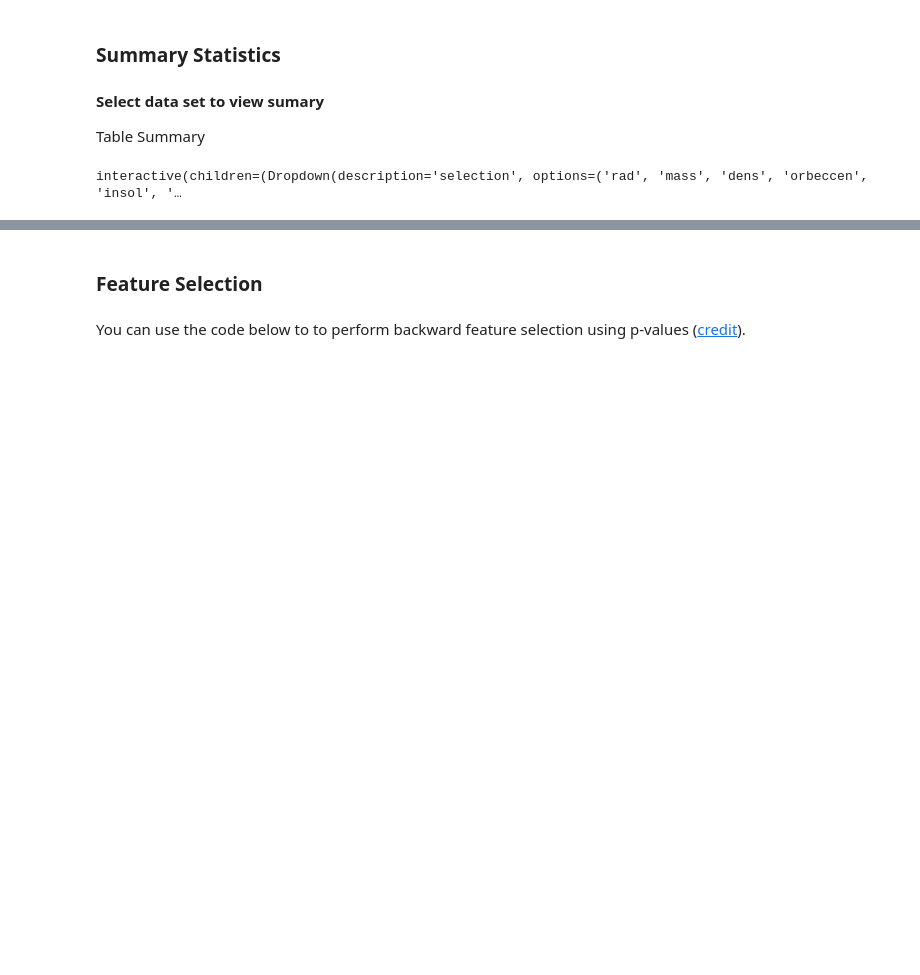
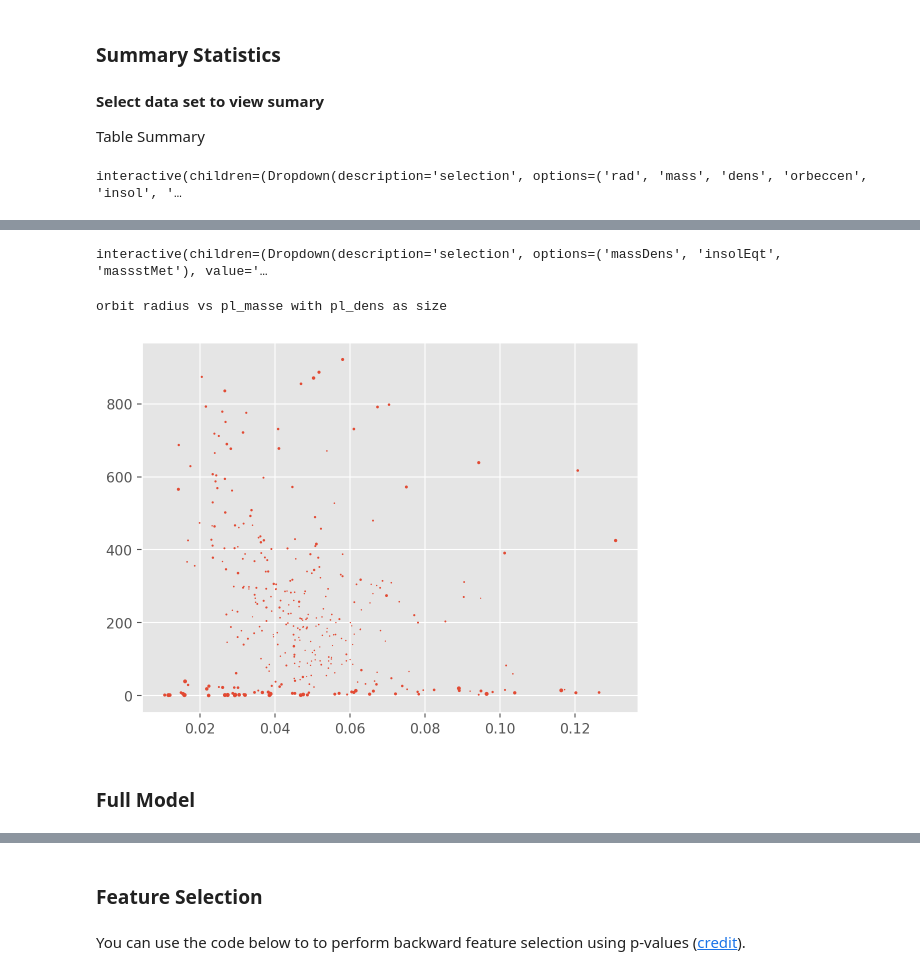
Before and after one commit to BenRyc/SPACE-, a Jupyter notebook: Phase2_Report.ipynb, the cells around one changed output, grey strips where cells are left out. Drawn from its saved outputs; the diff is of its cells as text; code cells hidden in the pictures; blank space fills up the shorter version.

```diff
--- a/Phase2_Report.ipynb
+++ b/Phase2_Report.ipynb
@@ -274,0 +372,32 @@ We have freq
+# %%
+sec3 = interactive(function_mcq,
+                 selection=['massDens',
+                            'insolEqt',
+                            'massstMet']);
+display(sec3)
+# %% [output]
+interactive(children=(Dropdown(description='selection', options=('massDens', 'insolEqt', 'massstMet'), value='…
+# %%
+if sec3.kwargs['selection'] == 'massDens':
+    indv1 = 'pl_masse'
+    indv2 = 'pl_dens'
+elif sec3.kwargs['selection'] == 'insolEqt':
+    indv1 = 'pl_insol'
+    indv2 = 'pl_eqt'
+elif sec3.kwargs['selection'] == 'massstMet':
+    indv1 = 'st_mass'
+    indv2 = 'st_met'
+
+plt.scatter(
+         x = data[sec3.kwargs['selection']]['pl_orbsmax'],
+         y = data[sec3.kwargs['selection']][indv1],
+         s = data[sec3.kwargs['selection']][indv2],
+
+)
+print( f'orbit radius vs {indv1} with {indv2} as size')
+plt.show()
+# %% [output]
+orbit radius vs pl_masse with pl_dens as size
+[figure, added]
+# %% [markdown]
+### Full Model
```
Also changed, not shown: parts of 20 cells of this notebook.
